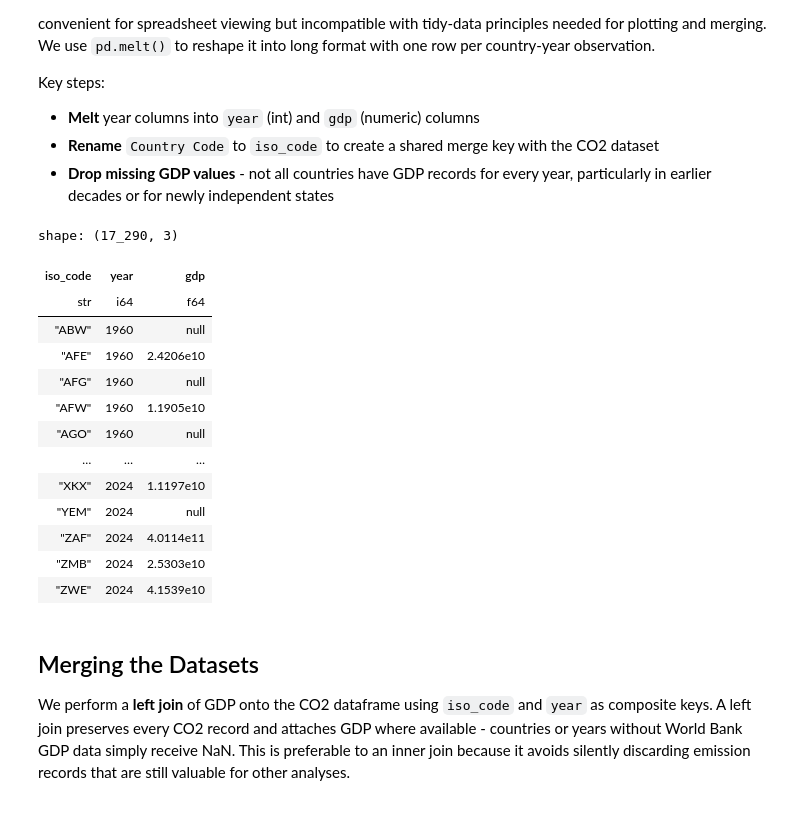
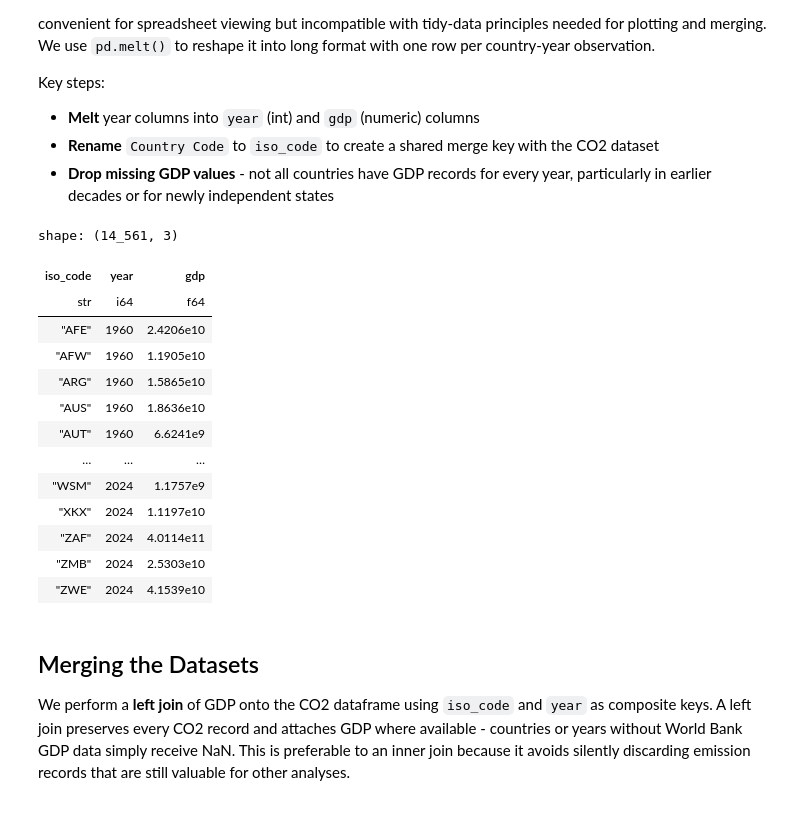
Before and after one commit to fabianfrank-dev/carbon_analysis, a Jupyter notebook: data_analytics_project.ipynb, the cells around one changed output. Saved outputs shown, nothing was run; the diff lists cells and outputs as text; code cells hidden in the pictures.

```diff
--- a/data_analytics_project.ipynb
+++ b/data_analytics_project.ipynb
@@ -116,46 +116,40 @@ Key steps:
 # %%
 # load GDP data
 gdp_df = pl.read_csv('data/gdp_data.csv')
 
 # reshape from wide to long format
 # melt the year columns into rows
 year_columns = [col for col in gdp_df.columns if col.isdigit()]
 gdp_df = gdp_df.unpivot(
     index=['Country Name', 'Country Code', 'Indicator Name', 'Indicator Code'],
     on=year_columns,
     variable_name='year',
-    value_name='gdp'
-)
+    value_name='gdp')
 
 # rename Country Code to iso_code for merging
 gdp_df = gdp_df.rename({'Country Code': 'iso_code'})
 
 # keep only the columns we need
 gdp_df = gdp_df[['iso_code', 'year', 'gdp']]
 
-gdp_df = gdp_df.with_columns(pl.col("year").str.to_integer())
-gdp_df = gdp_df.with_columns(
-    pl.col("gdp")
-    .str.strip_chars()
-    .replace("", None)
-    .cast(pl.Float64))
-
-# remove rows with missing GDP values
-gdp_df.select(pl.col("gdp").drop_nans())
+gdp_df = (gdp_df
+          .with_columns(pl.col("year").str.to_integer())
+          .with_columns(pl.col("gdp").str.strip_chars().replace("", None).cast(pl.Float64))
+          .drop_nulls(subset=["gdp"]))
 
 gdp_df
 # %% [output]
-shape: (17_290, 3)
+shape: (14_561, 3)
 | iso_code | year | gdp |
 | str | i64 | f64 |
-| "ABW" | 1960 | null |
 | "AFE" | 1960 | 2.4206e10 |
-| "AFG" | 1960 | null |
 | "AFW" | 1960 | 1.1905e10 |
-| "AGO" | 1960 | null |
+| "ARG" | 1960 | 1.5865e10 |
+| "AUS" | 1960 | 1.8636e10 |
+| "AUT" | 1960 | 6.6241e9 |
 | … | … | … |
+| "WSM" | 2024 | 1.1757e9 |
 | "XKX" | 2024 | 1.1197e10 |
-| "YEM" | 2024 | null |
 | "ZAF" | 2024 | 4.0114e11 |
 | "ZMB" | 2024 | 2.5303e10 |
 | "ZWE" | 2024 | 4.1539e10 |
```
Also changed, not shown: parts of 13 cells of this notebook, 1 other file.
